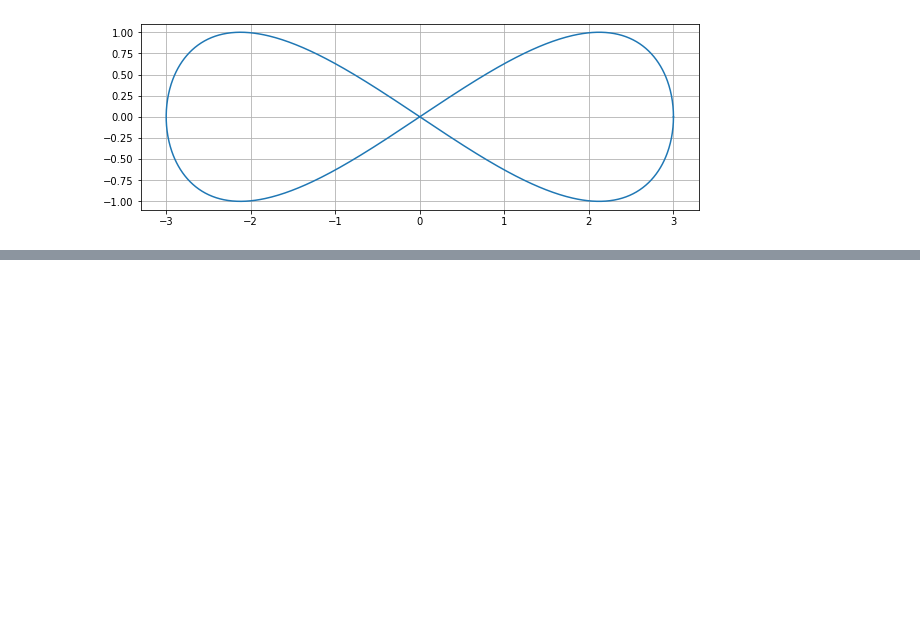
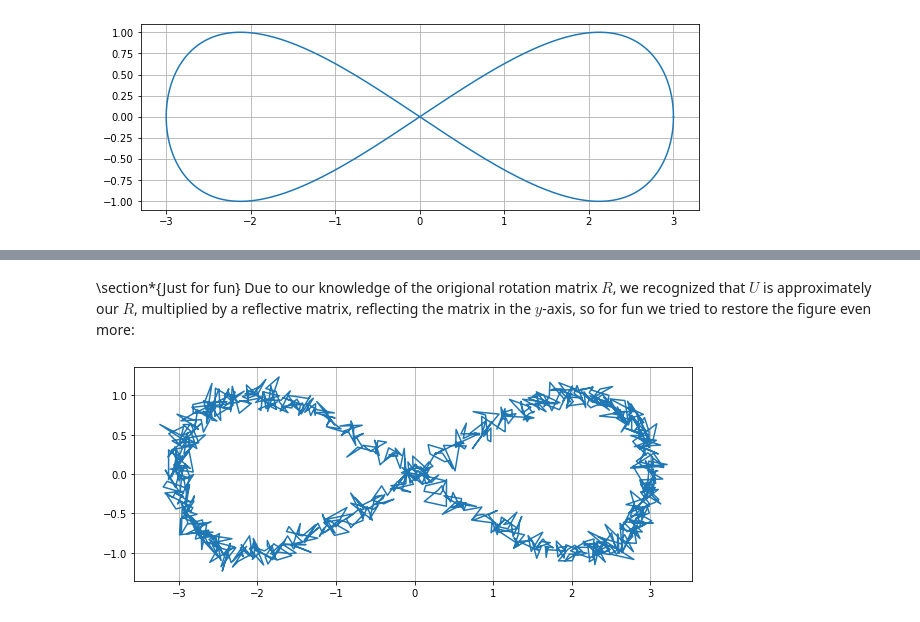
Before and after one commit to Amstrups/NLA-Folder, a Jupyter notebook: NLA-Handins/Handin5.ipynb, the cells around one changed output, grey strips where cells are left out. Saved outputs shown, nothing was run; the diff lists cells and outputs as text; code cells hidden in the pictures; blank space fills up the shorter version.

```diff
--- a/NLA-Handins/Handin5.ipynb
+++ b/NLA-Handins/Handin5.ipynb
@@ -117,0 +158,8 @@ print(s)
+# %% [markdown]
+\section*{Just for fun}
+Due to our knowledge of the origional rotation matrix $R$, we recognized that $U$ is approximately our $R$, multiplied by a reflective matrix, reflecting the matrix in the $y$-axis, so for fun we tried to restore the figure even more:
+# %%
+# Add-on: Reflection to transform B back into the origional direction of A
+plotM(np.array([[-1., 0.], [0., 1.]] @ B_rotBack))
+# %% [output]
+[figure, added]
```
Also changed, not shown: parts of 21 cells of this notebook, 13 other files.
